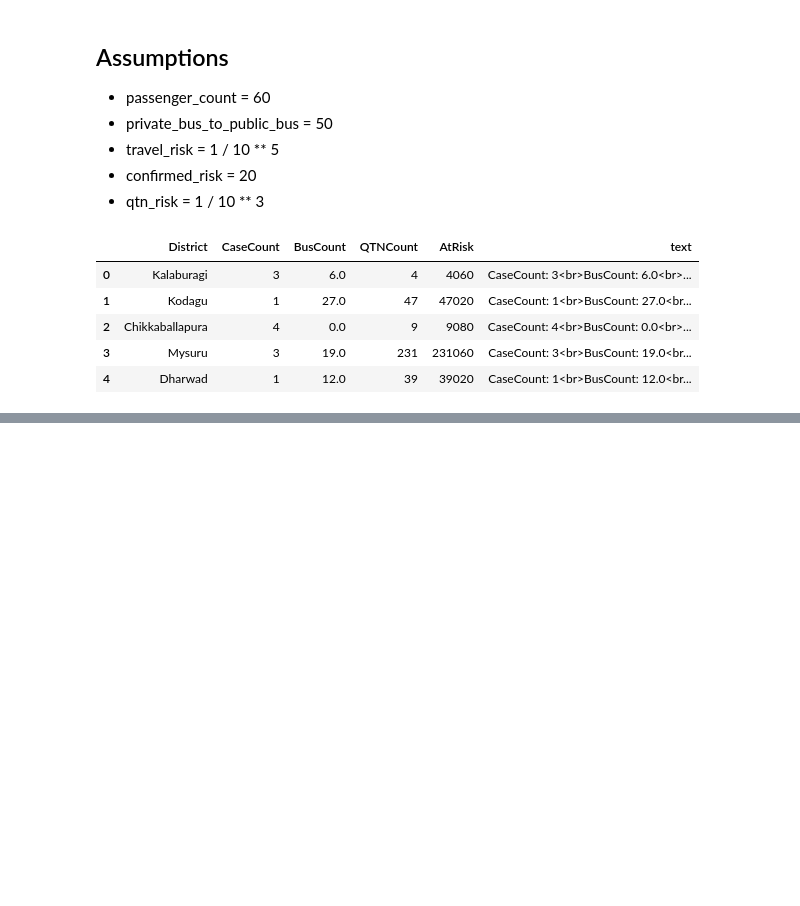
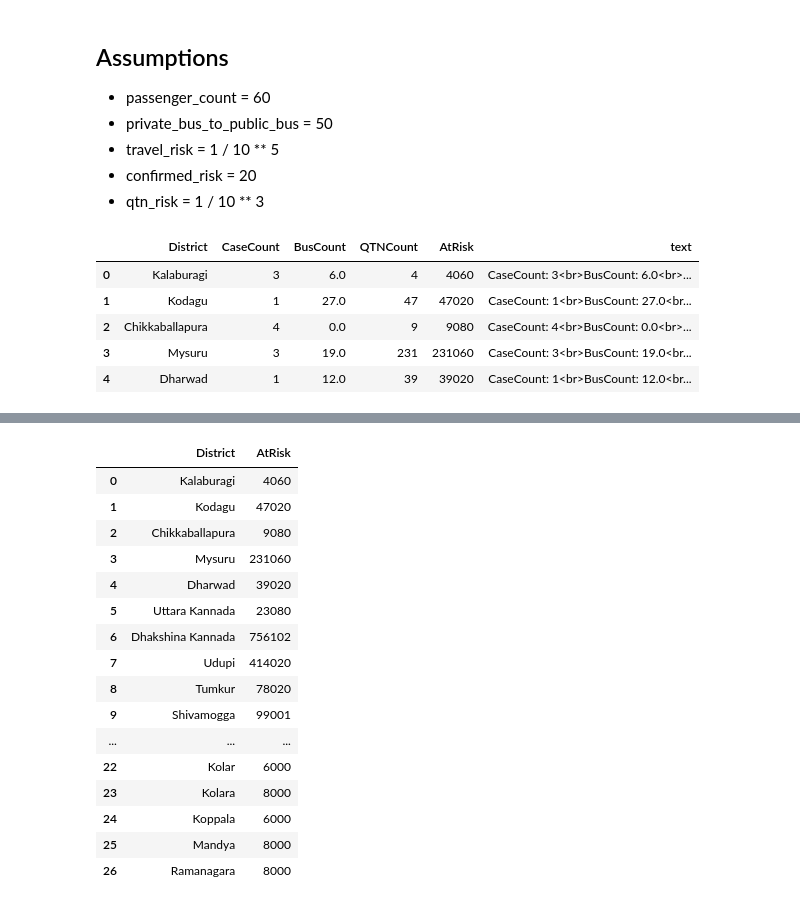
Before and after one commit to meghanabhange/CovidSeer, a Jupyter notebook: _notebooks/2020-04-01-DistrictAnalysisForKA_20200327.ipynb, the cells around one changed output, grey strips where cells are left out. Cells and saved outputs as stored; diff of their text form; code cells hidden in the pictures; blank space fills up the shorter version.

Commit message:
Removing inline code and replacing line graph with table : KA

```diff
--- a/_notebooks/2020-04-01-DistrictAnalysisForKA_20200327.ipynb
+++ b/_notebooks/2020-04-01-DistrictAnalysisForKA_20200327.ipynb
@@ -112,3 +114,24 @@ fig.show()
+# %%
+#hide_input
+df[["District", "AtRisk"]]
+# %% [output]
+|  | District | AtRisk |
+| 0 | Kalaburagi | 4060 |
+| 1 | Kodagu | 47020 |
+| 2 | Chikkaballapura | 9080 |
+| 3 | Mysuru | 231060 |
+| 4 | Dharwad | 39020 |
+| 5 | Uttara Kannada | 23080 |
+| 6 | Dhakshina Kannada | 756102 |
+| 7 | Udupi | 414020 |
+| 8 | Tumkur | 78020 |
+| 9 | Shivamogga | 99001 |
+| ... | ... | ... |
+| 22 | Kolar | 6000 |
+| 23 | Kolara | 8000 |
+| 24 | Koppala | 6000 |
+| 25 | Mandya | 8000 |
+| 26 | Ramanagara | 8000 |
 # %%
 #hide
 from urllib.request import urlopen
```
Also changed, not shown: parts of 6 cells of this notebook.
